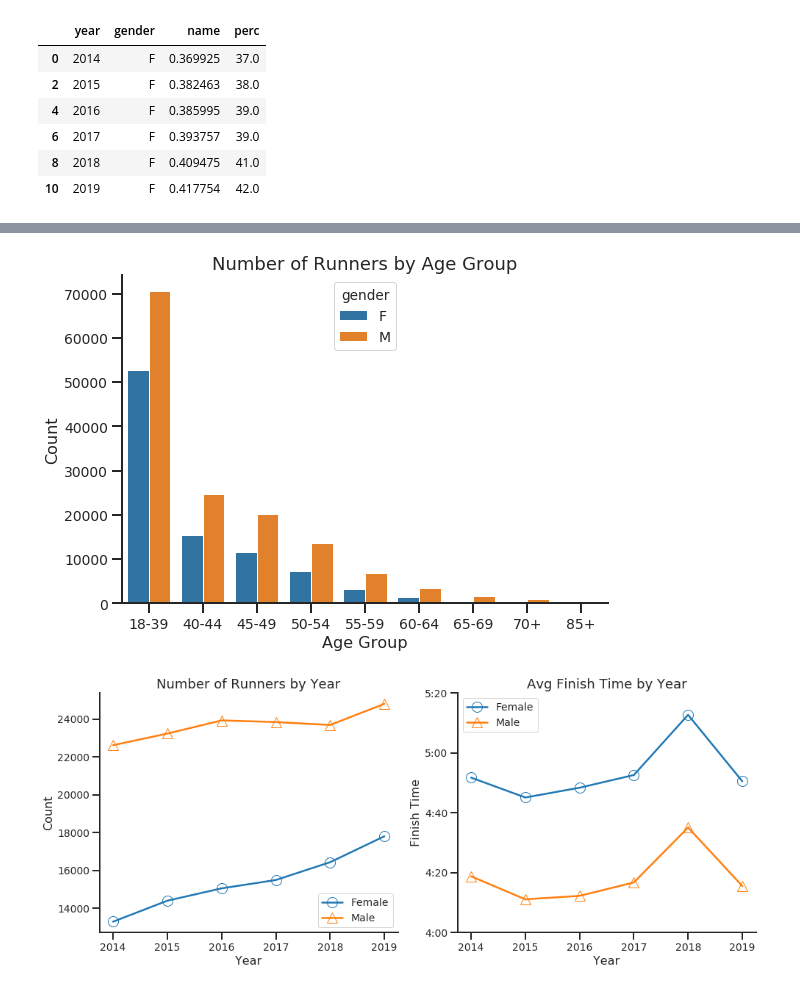
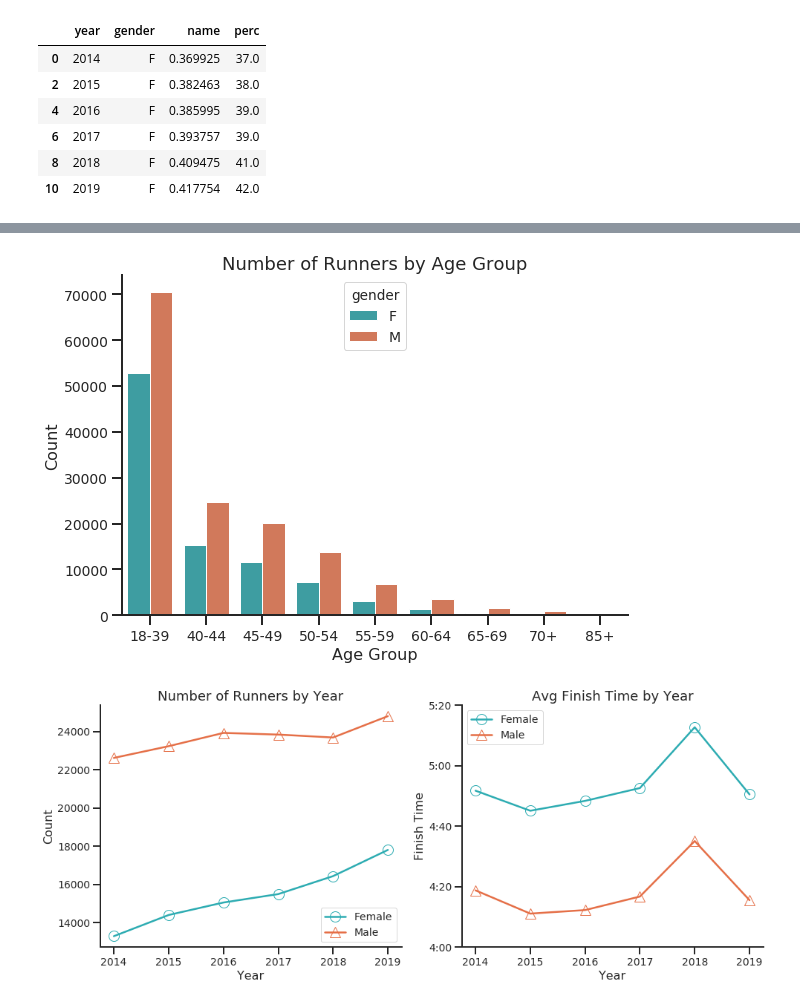
Before and after one commit to equan06/london_marathon, a Jupyter notebook: analysis/edaplots.ipynb, the cells around one changed output, grey strips where cells are left out. Drawn from its saved outputs; the diff is of its cells as text; code cells hidden in the pictures.

```diff
--- a/analysis/edaplots.ipynb
+++ b/analysis/edaplots.ipynb
@@ -83,15 +87,14 @@ def CoV(x):
     """Coefficient of Variation = sd/mean*100 """
     return np.round(np.std(x)/np.mean(x)*100,1)
 # %%
-con = sqlite3.connect('../nonelite.db')
+user = ''
+pw = ''
+ip = ''
 
-sql = """
-SELECT * FROM nonelite
-UNION
-SELECT * FROM elite;
-"""
-df = pd.read_sql_query(sql, con)
-con.close()
+engine = sqlalchemy.create_engine(f"mysql+mysqlconnector://{user}:{pw}@{ip}:3306/london19?charset=utf8")
+
+sql = """SELECT * FROM runners;"""
+df = pd.read_sql_query(sql=sql, con=engine)
 
 
 # 2014-2017 only has a 70+ category, while 2018-2019 have 70-74, etc. so we need to combine those into 70+
@@ -450,51 +452,51 @@ ct = df.groupby(['gender', 'category'])['name'].count()
 ct = ct.reset_index()
 
 g = sns.catplot(data=ct, x="category", y="name", hue='gender',
-             kind="bar",
+             kind="bar", palette = [blue, orange],
             hue_order = ['F', 'M'], legend_out=False)
 
 g.set(xlabel='Age Group')
 g.set(ylabel='Count')
 g.set(title='Number of Runners by Age Group')
 g.fig.set_size_inches(10,6)
-g.fig.savefig('img/demog/count_by_age.png')
+#g.fig.savefig('img/demog/count_by_age.png')
 
 
 # analyze average finish times by year for both genders
 
 by_year = df.groupby(['year', 'gender'])['split_Finish'].agg(['count', 'mean'])
 by_year = by_year.reset_index()
 by_year['year'] = by_year['year'].astype('str')
 by_year['split_Finish_min'] = by_year['mean'] /60
 
 df1 = by_year[by_year['gender']=='F']
 df2 = by_year[by_year['gender']=='M']
 
 
 fig, ax = plt.subplots(1, 2, figsize=(16,6))
 
 
 
-ax[0].plot('year', 'count', marker='o', label='Female', data=df1)
-ax[0].plot('year', 'count', marker='^', label='Male', data=df2)
+ax[0].plot('year', 'count', marker='o', label='Female', color=blue, data=df1)
+ax[0].plot('year', 'count', marker='^', label='Male', color=orange, data=df2)
 ax[0].set_title('Number of Runners by Year')
 ax[0].set_xlabel('Year')
 ax[0].set_ylabel('Count')
 ax[0].legend()
 
 
-ax[1].plot('year', 'split_Finish_min', marker='o', label='Female', data=df1)
-ax[1].plot('year', 'split_Finish_min', marker='^', label='Male', data=df2)
+ax[1].plot('year', 'split_Finish_min', marker='o', label='Female', color=blue, data=df1)
+ax[1].plot('year', 'split_Finish_min', marker='^', label='Male', color=orange, data=df2)
 ax[1].set_title('Avg Finish Time by Year')
 ax[1].set_xlabel('Year')
 ax[1].set_ylabel('Finish Time')
 ax[1].set_yticks(np.arange(240, 340, 20))
 ax[1].set_yticklabels(['4:00', '4:20', '4:40', '5:00', '5:20'])
 ax[1].legend()
 
 
-plt.savefig('img/demog/by_year.png')
+#plt.savefig('img/demog/by_year.png')
 plt.show()
 # %% [output]
-[figure, old version]
+[figure, new version]
-[figure, old version]
+[figure, new version]
```
Also changed, not shown: parts of 9 cells of this notebook, 1 other file.
